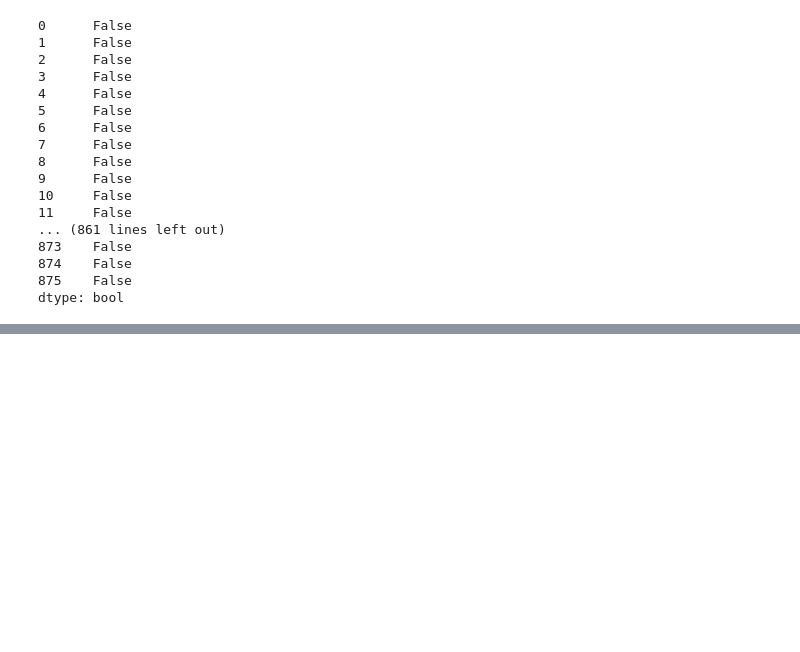
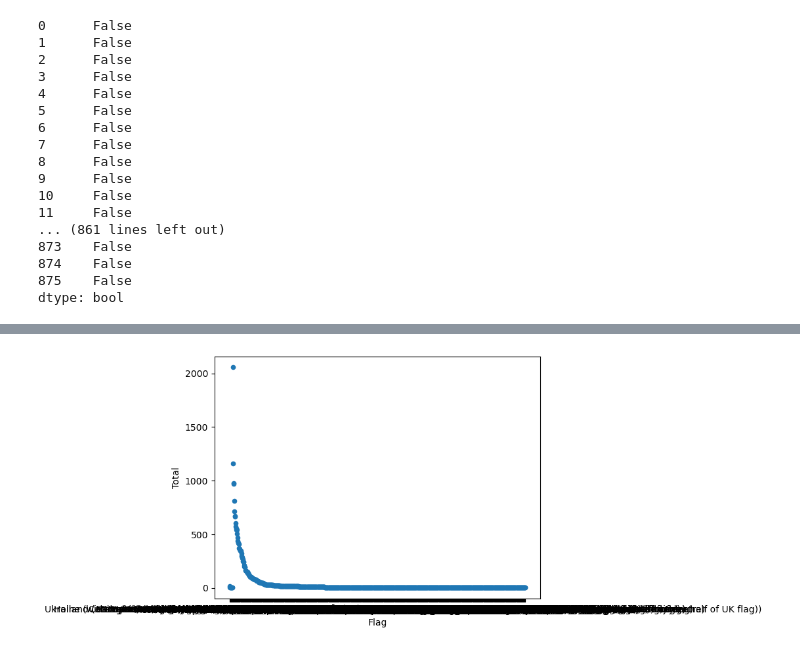
Before and after one commit to mounceryan/flag-spotting, a Jupyter notebook: flag-spotting.ipynb, the cells around one changed output, grey strips where cells are left out. Cells and saved outputs as stored; diff of their text form; code cells hidden in the pictures; blank space fills up the shorter version.

```diff
--- a/flag-spotting.ipynb
+++ b/flag-spotting.ipynb
@@ -124,0 +129,6 @@ flags_df.corr() #Shows any correlations if they exist.
+# %%
+flags_df.plot(kind = 'scatter', x = 'Flag', y = 'Total') #Defines a scatter plot, the axis titles have to be in the CSV file.
+
+plt.show() #Shows the plot.
+# %% [output]
+[figure, added]
```
Also changed, not shown: parts of 4 cells of this notebook.
